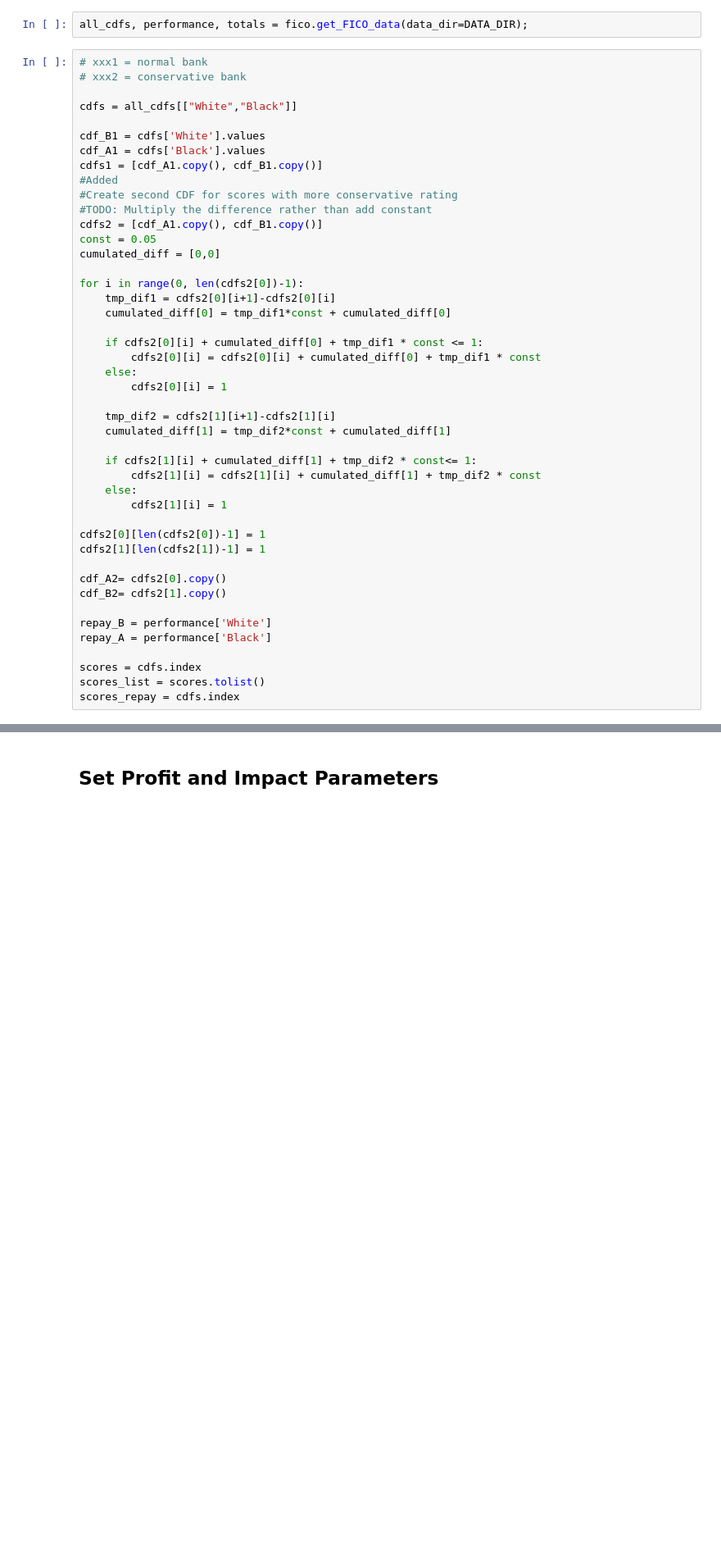
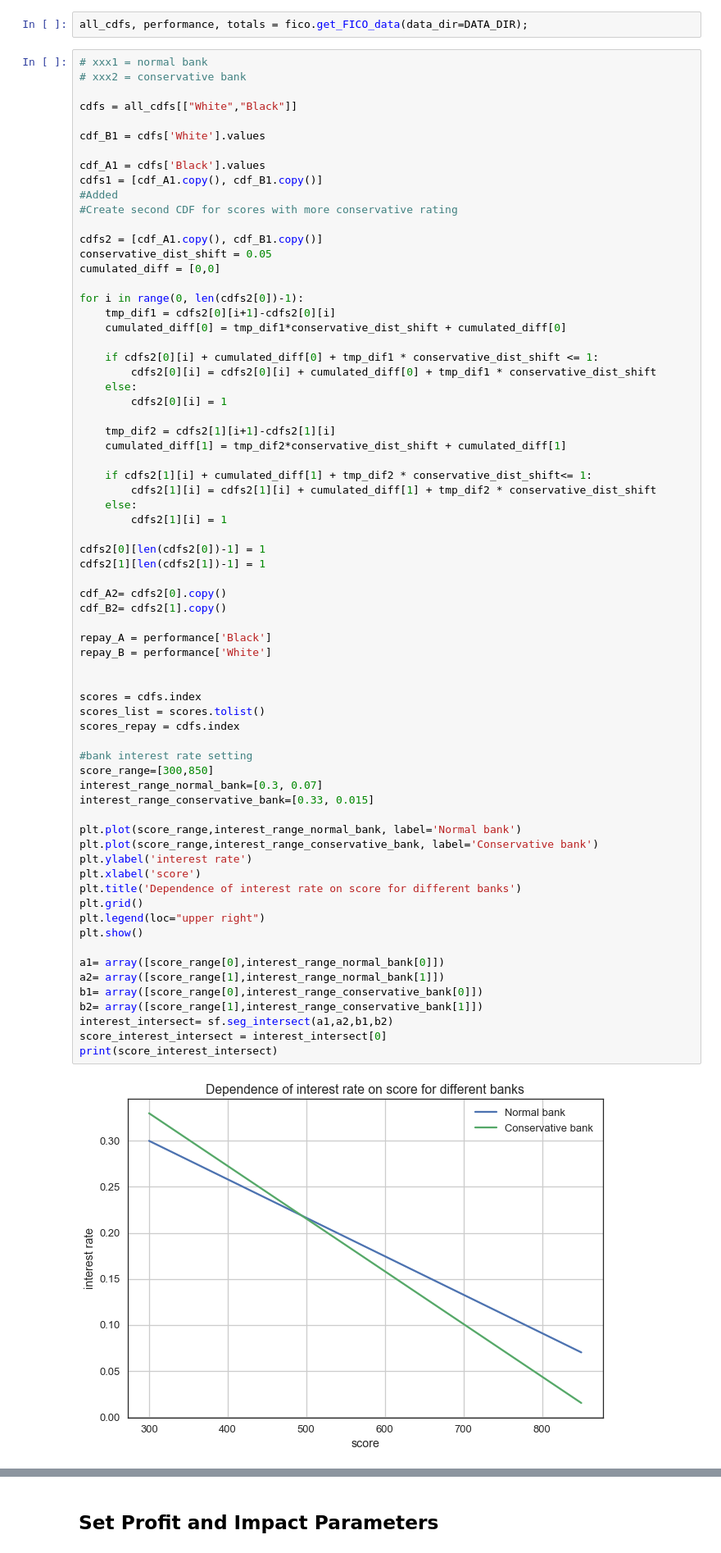
Before and after one commit to APMSSSR/Master_thesis, a Jupyter notebook: notebooks/FICO-figures.ipynb, the cells around one changed output, grey strips where cells are left out. Shown at 82% size. Drawn from its saved outputs; the diff is of its cells as text; blank space fills up the shorter version.

```diff
--- a/notebooks/FICO-figures.ipynb
+++ b/notebooks/FICO-figures.ipynb
@@ -42,41 +40,67 @@ all_cdfs, performance, totals = fico.get_FICO_data(data_dir=DATA_DIR);
 cdfs = all_cdfs[["White","Black"]]
 
 cdf_B1 = cdfs['White'].values
+
 cdf_A1 = cdfs['Black'].values
 cdfs1 = [cdf_A1.copy(), cdf_B1.copy()]
 #Added
 #Create second CDF for scores with more conservative rating
-#TODO: Multiply the difference rather than add constant
+
 cdfs2 = [cdf_A1.copy(), cdf_B1.copy()]
-const = 0.05
+conservative_dist_shift = 0.05
 cumulated_diff = [0,0]
 
 for i in range(0, len(cdfs2[0])-1):
     tmp_dif1 = cdfs2[0][i+1]-cdfs2[0][i]
-    cumulated_diff[0] = tmp_dif1*const + cumulated_diff[0]
+    cumulated_diff[0] = tmp_dif1*conservative_dist_shift + cumulated_diff[0]
 
-    if cdfs2[0][i] + cumulated_diff[0] + tmp_dif1 * const <= 1:
-        cdfs2[0][i] = cdfs2[0][i] + cumulated_diff[0] + tmp_dif1 * const
+    if cdfs2[0][i] + cumulated_diff[0] + tmp_dif1 * conservative_dist_shift <= 1:
+        cdfs2[0][i] = cdfs2[0][i] + cumulated_diff[0] + tmp_dif1 * conservative_dist_shift
     else:
         cdfs2[0][i] = 1
 
     tmp_dif2 = cdfs2[1][i+1]-cdfs2[1][i]
-    cumulated_diff[1] = tmp_dif2*const + cumulated_diff[1]
+    cumulated_diff[1] = tmp_dif2*conservative_dist_shift + cumulated_diff[1]
 
-    if cdfs2[1][i] + cumulated_diff[1] + tmp_dif2 * const<= 1:
-        cdfs2[1][i] = cdfs2[1][i] + cumulated_diff[1] + tmp_dif2 * const
+    if cdfs2[1][i] + cumulated_diff[1] + tmp_dif2 * conservative_dist_shift<= 1:
+        cdfs2[1][i] = cdfs2[1][i] + cumulated_diff[1] + tmp_dif2 * conservative_dist_shift
     else:
         cdfs2[1][i] = 1
 
 cdfs2[0][len(cdfs2[0])-1] = 1
 cdfs2[1][len(cdfs2[1])-1] = 1
 
 cdf_A2= cdfs2[0].copy()
 cdf_B2= cdfs2[1].copy()
 
+repay_A = performance['Black']
 repay_B = performance['White']
-repay_A = performance['Black']
+
 
 scores = cdfs.index
 scores_list = scores.tolist()
 scores_repay = cdfs.index
+
+#bank interest rate setting
+score_range=[300,850]
+interest_range_normal_bank=[0.3, 0.07]
+interest_range_conservative_bank=[0.33, 0.015]
+
+plt.plot(score_range,interest_range_normal_bank, label='Normal bank')
+plt.plot(score_range,interest_range_conservative_bank, label='Conservative bank')
+plt.ylabel('interest rate')
+plt.xlabel('score')
+plt.title('Dependence of interest rate on score for different banks')
+plt.grid()
+plt.legend(loc="upper right")
+plt.show()
+
+a1= array([score_range[0],interest_range_normal_bank[0]])
+a2= array([score_range[1],interest_range_normal_bank[1]])
+b1= array([score_range[0],interest_range_conservative_bank[0]])
+b2= array([score_range[1],interest_range_conservative_bank[1]])
+interest_intersect= sf.seg_intersect(a1,a2,b1,b2)
+score_interest_intersect = interest_intersect[0]
+print(score_interest_intersect)
+# %% [output]
+[figure, added]
```
Also changed, not shown: parts of 14 cells of this notebook, 3 other files.
